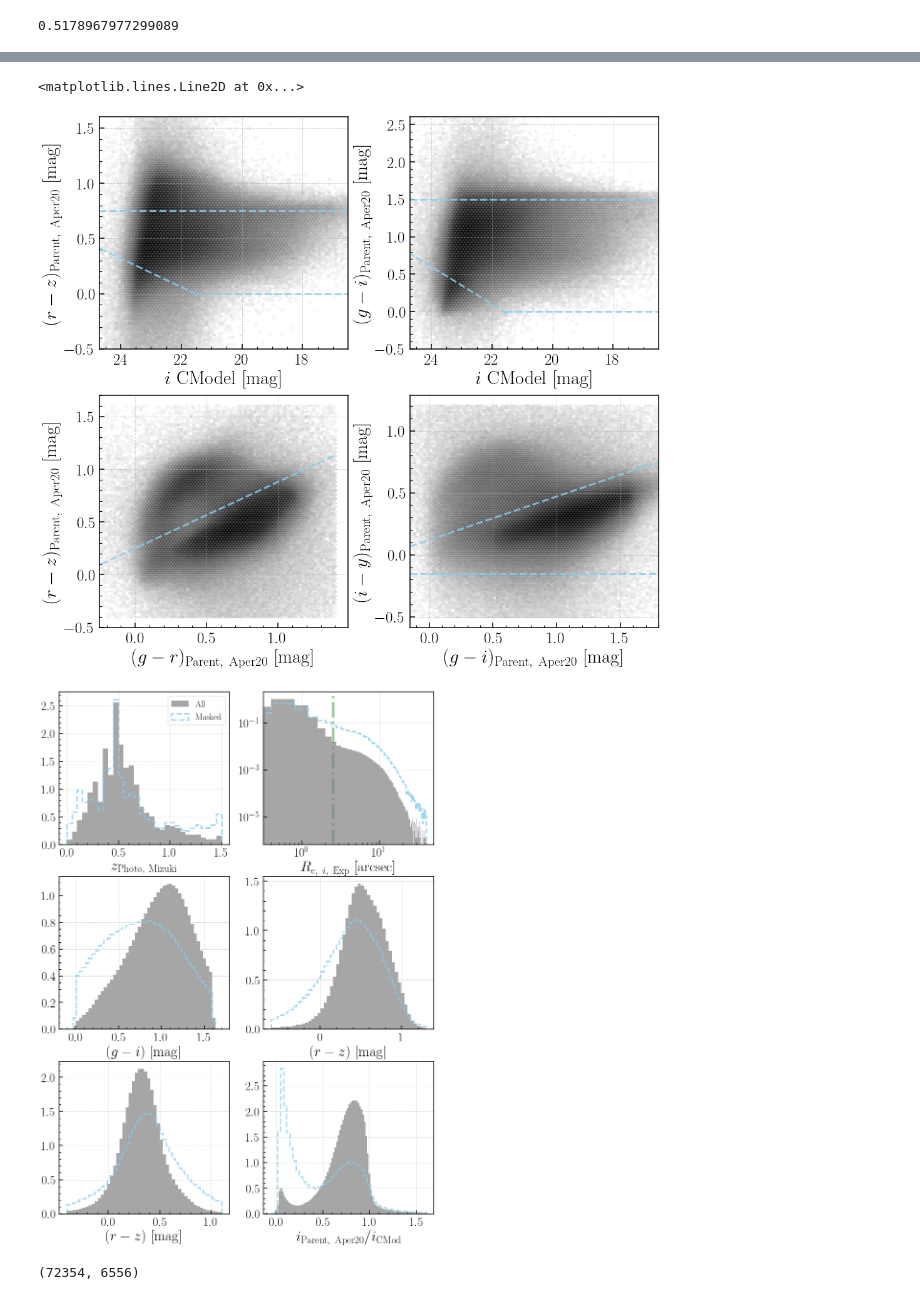
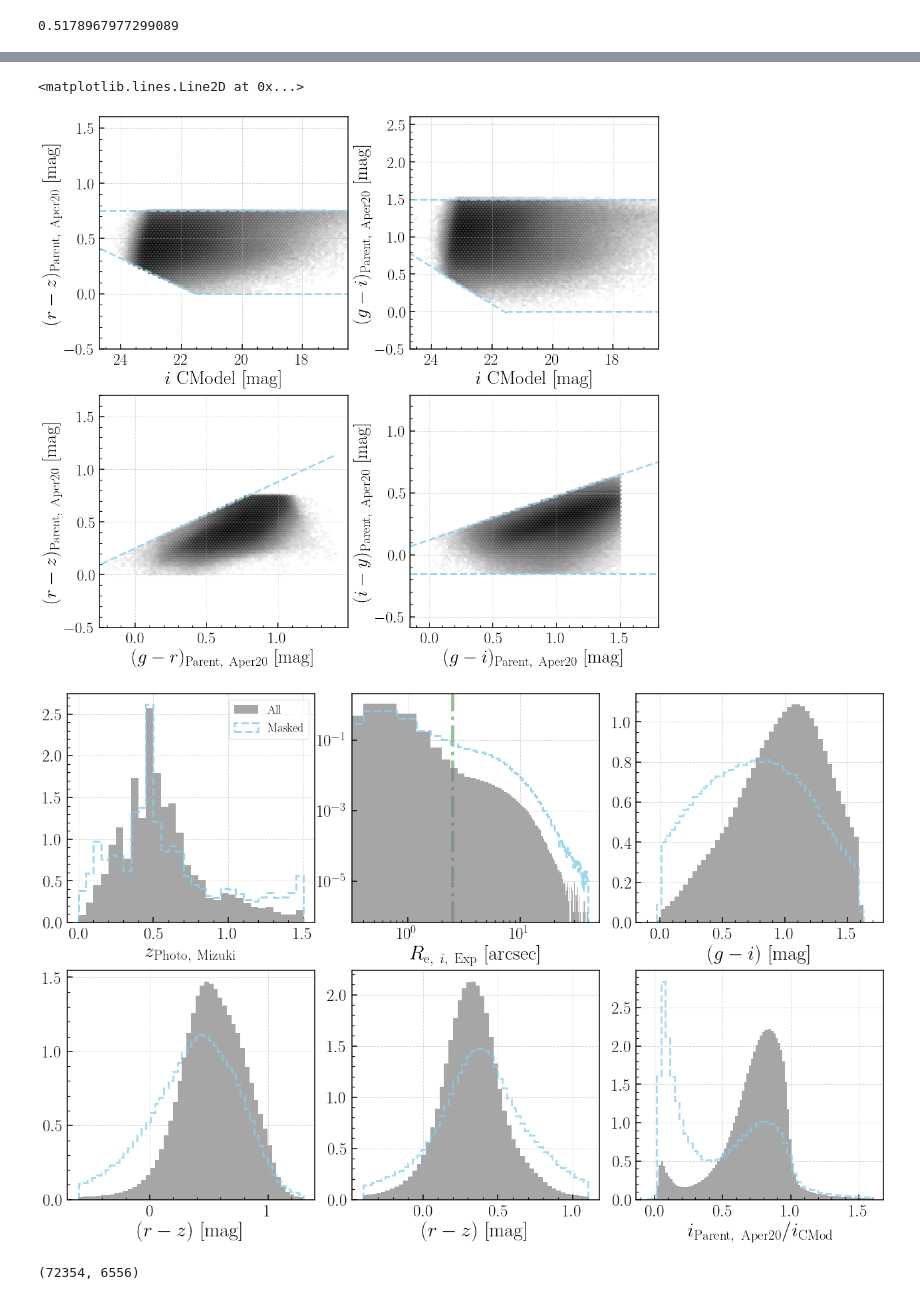
Before and after one commit to MerianSurvey/caterpillar, a Jupyter notebook: notebook/sandbox/gama09_dynamic_cutout.ipynb, the cells around one changed output, grey strips where cells are left out. Drawn from its saved outputs; the diff is of its cells as text; code cells hidden in the pictures.

Commit message:
Update figures

```diff
--- a/notebook/sandbox/gama09_dynamic_cutout.ipynb
+++ b/notebook/sandbox/gama09_dynamic_cutout.ipynb
@@ -84,3 +78,7 @@ pdr2_g09_bsm = catalog.moments_to_shape(pdr2_g09_bsm, shape_type='r_cmodel_ellip
 # %%
 pdr2_g09_msk = catalog.filter_through_bright_star_mask(
     pdr2_g09_cat, mask_dir, filter_type='inside', output_suffix='masked')
+# %%
+pdr2_g09_msk = Table.read(os.path.join(merian_dir, 'catalog', 'Broadcut_GAMA09H_masked.fits'))
+
+print(len(pdr2_g09_msk))
@@ -156,6 +152,6 @@ aper_color_mask = (
 mask = size_mask & aper_mask & frac_mask & aper_color_mask
 print(mask.sum() / len(pdr2_g09_bsm))
 
-mask = aper_mask
+#mask = aper_mask
 # %% [output]
 0.5178967977299089
@@ -393,10 +393,10 @@ ax4.plot(x, y, linestyle='--', linewidth=3.0, alpha=0.8, c='skyblue')
 ax4.axhline(-0.15, linestyle='--', linewidth=3.0, alpha=0.8, c='skyblue')
 # %% [output]
 <matplotlib.lines.Line2D at 0x...>
-[figure, old version]
+[figure, new version]
 # %%
-fig, axs = plt.subplots(3, 2, figsize=(14, 20))
-plt.subplots_adjust(hspace=0.21)
+fig, axs = plt.subplots(2, 3, figsize=(22, 14))
+plt.subplots_adjust(hspace=0.21, wspace=0.15)
 
 
 # Photo-z
@@ -434,7 +434,7 @@ _ = ax2.axvline(2.5, linestyle='-.', c='forestgreen', linewidth=5, alpha=0.5, zo
 
 
 # CModel (g-i) color
-ax3 = axs[1, 0]
+ax3 = axs[0, 2]
 
 _ = ax3.hist(pdr2_g09_bsm['g_cmodel_mag'][mask] - pdr2_g09_bsm['i_cmodel_mag'][mask],
              range=(-0.1, 1.7), bins=50, histtype='stepfilled',
@@ -451,7 +451,7 @@ _ = ax3.hist(pdr2_g09_msk['g_cmodel_mag'] - pdr2_g09_msk['i_cmodel_mag'],
 _ = ax3.set_xlabel(r'$(g-i)\ [\rm mag]$', fontsize=30)
 
 # CModel (r-z) color
-ax4 = axs[1, 1]
+ax4 = axs[1, 0]
 
 _ = ax4.hist(pdr2_g09_bsm['r_cmodel_mag'][mask] - pdr2_g09_bsm['z_cmodel_mag'][mask],
              range=(-0.6, 1.3), bins=50, histtype='stepfilled',
@@ -468,39 +468,39 @@ _ = ax4.hist(pdr2_g09_msk['r_cmodel_mag'] - pdr2_g09_msk['z_cmodel_mag'],
 _ = ax4.set_xlabel(r'$(r-z)\ [\rm mag]$', fontsize=30)
 
 # CModel (i-y) color
-ax5 = axs[2, 0]
+ax5 = axs[1, 1]
 
 _ = ax5.hist(pdr2_g09_bsm['i_cmodel_mag'][mask] - pdr2_g09_bsm['y_cmodel_mag'][mask],
              range=(-0.4, 1.1), bins=50, histtype='stepfilled',
              color='grey', linewidth=1, alpha=0.7, label=r'$\rm All$', density=True)
 
 _ = ax5.hist(pdr2_g09_msk['i_cmodel_mag'] - pdr2_g09_msk['y_cmodel_mag'],
              range=(-0.4, 1.1), bins=50, histtype='step',
              color='skyblue', linewidth=3, linestyle='--', alpha=0.7, label=r'$\rm All$', density=True)
 
 #_ = ax5.hist(pdr2_match_bsm['i_cmodel_mag'] - pdr2_match_bsm['y_cmodel_mag'],
 #             range=(-0.4, 1.1), bins=32, histtype='step',
 #             color='orangered', linewidth=5, linestyle='-', alpha=0.8, label=r'$\rm Dwarf$', density=True)
 
 _ = ax5.set_xlabel(r'$(r-z)\ [\rm mag]$', fontsize=30)
 
 
 # Ratio between aperture and CModel flux
-ax6 = axs[2, 1]
+ax6 = axs[1, 2]
 #ax6.loglog()
 
 _ = ax6.hist(pdr2_g09_bsm['i_undeblended_convolvedflux_3_20_flux'][mask] / pdr2_g09_bsm['i_cmodel_flux'][mask],
              range=(-0.05, 1.6), bins=100, histtype='stepfilled',
              color='grey', linewidth=1, alpha=0.7, label=r'$\rm All$', density=True)
 
 _ = ax6.hist(pdr2_g09_msk['i_undeblended_convolvedflux_3_20_flux'] / pdr2_g09_msk['i_cmodel_flux'],
              range=(-0.05, 1.6), bins=50, histtype='step',
              color='skyblue', linewidth=3, linestyle='--', alpha=0.7, label=r'$\rm All$', density=True)
 
 #_ = ax6.hist(pdr2_match_bsm['i_undeblended_convolvedflux_3_20_flux'] / pdr2_match_bsm['i_cmodel_flux'],
 #             range=(-0.05, 1.6), bins=30, histtype='step',
 #             color='orangered', linewidth=5, linestyle='-', alpha=0.8, label=r'$\rm Dwarf$', density=True)
 
 _ = ax6.set_xlabel(r'$i_{\rm Parent,\ Aper20}/i_{\rm CMod}$', fontsize=30)
 # %% [output]
-[figure, old version]
+[figure, new version]
```
Also changed, not shown: parts of 9 cells of this notebook, 1 other file.
